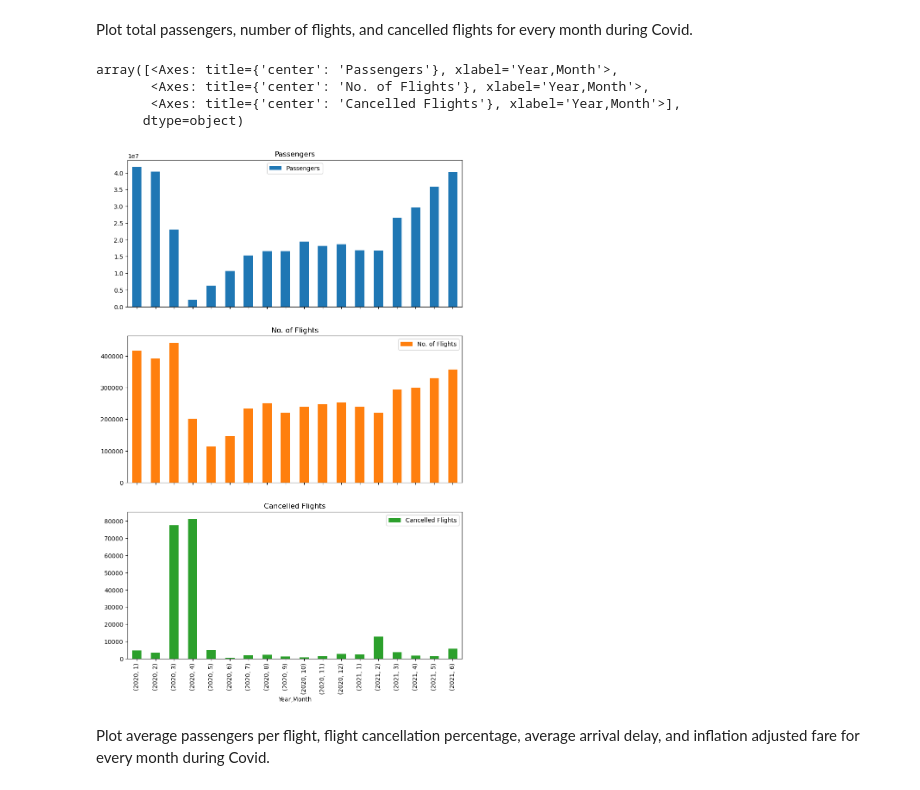
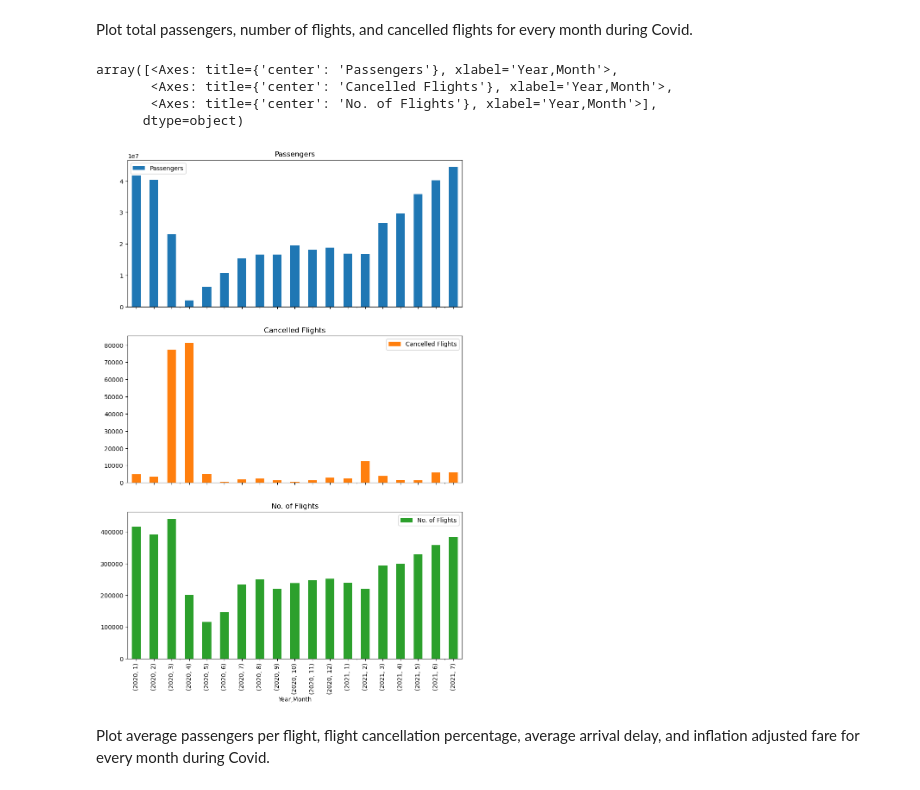
Before and after one commit to silas-ph/Group_6_EDA, a Jupyter notebook: p1_flight_data_analysis.ipynb, the cells around one changed output. Saved outputs shown, nothing was run; the diff lists cells and outputs as text; code cells hidden in the pictures.

```diff
--- a/p1_flight_data_analysis.ipynb
+++ b/p1_flight_data_analysis.ipynb
@@ -413,3 +450,3 @@ Index(['Quarter', 'Year', 'Airport Code', 'City Name', 'Average Fare ($)',
 # %%
 # Rename the column 'Inflation Adjusted Average Fare ($) (Base Quarter:  Q3-2023)' to 'Inflation Adjusted Average Fare ($)'
-df_fares = df_fares.rename(columns={'Inflation Adjusted Average Fare ($) (Base Quarter:  Q3-2023)': 'Inflation Adjusted Average Fare ($)'})
+df_fares.rename(columns={'Inflation Adjusted Average Fare ($) (Base Quarter:  Q3-2023)': 'Inflation Adjusted Average Fare ($)'}, inplace=True)
@@ -727,9 +735,9 @@ display(df_fares_monthly.head())
 #   * Resetting the index and
 #   * Renaming the 'year', 'month', and 'dest' columns to 'Year', 'Month', and
 #     'Airport Code'
-df_flights_summary = df_flights_summary.reset_index()
-df_flights_summary = df_flights_summary.rename(columns = {'year': 'Year',
-                                                          'month': 'Month',
-                                                          'dest': 'Airport Code'})
+df_flights_summary.reset_index(inplace=True)
+df_flights_summary.rename(columns = {'year': 'Year',
+                                     'month': 'Month',
+                                     'dest': 'Airport Code'}, inplace=True)
 display(df_flights_summary.head())
 # %% [output]
@@ -797,6 +825,6 @@ display(df_summary.head())
 # %%
 # Fill in missing values in the 'Quarter' column
-df_summary['Quarter'] = df_summary['Quarter'].fillna(4)
+df_summary['Quarter'].fillna(value=4, inplace=True)
 # %%
 # Rearrange columns
 df_summary = df_summary[['Year',
@@ -830,12 +858,12 @@ display(df_summary.tail())
 | 2159 | 2023 | 4.0 | 12 | 2023-12 | TPA | NaN | FL | 7261 | ... |
 # %%
 # Rename columns
-df_summary = df_summary.rename(columns={'Airport Code': 'Airport',
-                                        'flight_number_marketing_airline': 'No. of Flights',
-                                        'arrdelayminutes': 'Average Delay (Minutes)',
-                                        'cancelled': 'Cancelled Flights',
-                                        'DOMESTIC': 'Passengers',
-                                        'City Name': 'City'})
+df_summary.rename(columns={'Airport Code': 'Airport',
+                           'flight_number_marketing_airline': 'No. of Flights',
+                           'arrdelayminutes': 'Average Delay (Minutes)',
+                           'cancelled': 'Cancelled Flights',
+                           'DOMESTIC': 'Passengers',
+                           'City Name': 'City'}, inplace=True)
 display(df_summary.head())
 # %% [output]
 |  | Year | Quarter | Month | Year-Month | Airport | City | State | No. of Flights | Passengers | ... |
@@ -1151,20 +1090,23 @@ Average Number of Passengers before Covid by Month: 44,593,406.0.
 # %% [markdown]
 Plot total passengers, number of flights, and cancelled flights for every month during Covid.
 # %%
-# Reduce the time period to January 2020 to June 2021
-df_during_covid = df_covid.loc[df_summary['Year-Month']<'2021-07']
+# Reduce the time period to January 2020 to August 2021
+df_during = df_covid.loc[df_summary['Year-Month']<'2021-08']
 
-df_during_covid[['Year',
-                 'Month',
-                 'Passengers',
-                 'No. of Flights',
-                 'Cancelled Flights']].groupby(['Year','Month']).sum().plot(kind='bar', subplots=True, figsize=(10,15))
+df_during_monthly_sums = df_during[['Year',
+                                    'Month',
+                                    'Passengers',
+                                    'Cancelled Flights',
+                                    'No. of Flights']].groupby(['Year','Month']).sum()
+# display(df_during_monthly_sums.head())
+
+df_during_monthly_sums.plot(kind = 'bar', subplots=True, figsize=(10,15))
 # %% [output]
 array([<Axes: title={'center': 'Passengers'}, xlabel='Year,Month'>,
-       <Axes: title={'center': 'No. of Flights'}, xlabel='Year,Month'>,
-       <Axes: title={'center': 'Cancelled Flights'}, xlabel='Year,Month'>],
+       <Axes: title={'center': 'Cancelled Flights'}, xlabel='Year,Month'>,
+       <Axes: title={'center': 'No. of Flights'}, xlabel='Year,Month'>],
       dtype=object)
-[figure, old version]
+[figure, new version]
 # %% [markdown]
 Plot average passengers per flight, flight cancellation percentage, average arrival delay, and inflation adjusted fare for every month during Covid.
 # %%
```
Also changed, not shown: parts of 37 cells of this notebook, 1 other file.
